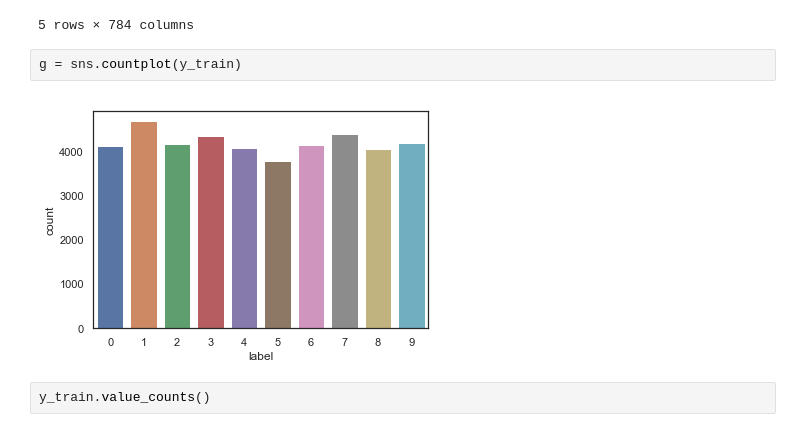
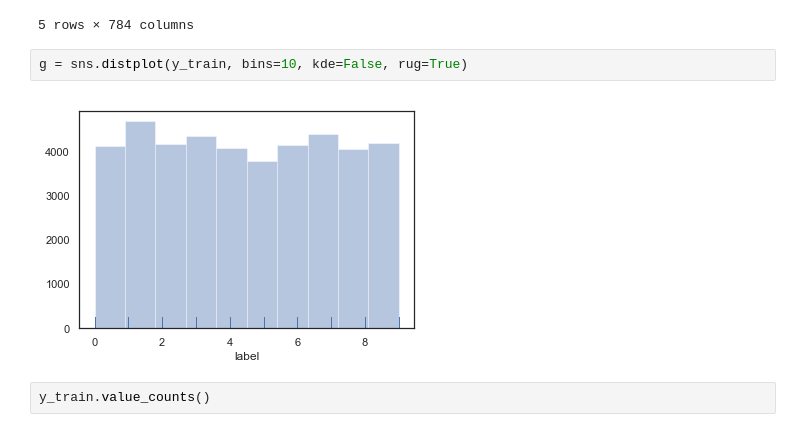
Before and after one commit to MatthewK3023/Mnist-Prediction-Kernel, a Jupyter notebook: Mnist Predict (Top 9%) .ipynb, the cells around one changed output. Saved outputs shown, nothing was run; the diff lists cells and outputs as text.

```diff
--- a/Mnist Predict (Top 9%) .ipynb
+++ b/Mnist Predict (Top 9%) .ipynb
@@ -49,10 +49,10 @@ x_train.head()
 | 3 | 0 | 0 | 0 | 0 | 0 | 0 | 0 | 0 | 0 | 0 | ... | ... |
 | 4 | 0 | 0 | 0 | 0 | 0 | 0 | 0 | 0 | 0 | 0 | ... | ... |
 5 rows × 784 columns
-# %%
-g = sns.countplot(y_train)
-# %% [output]
-[figure, removed]
+# %%
+g = sns.distplot(y_train, bins=10, kde=False, rug=True)
+# %% [output]
+[figure, added]
 # %%
 y_train.value_counts()
 # %% [output]
```
